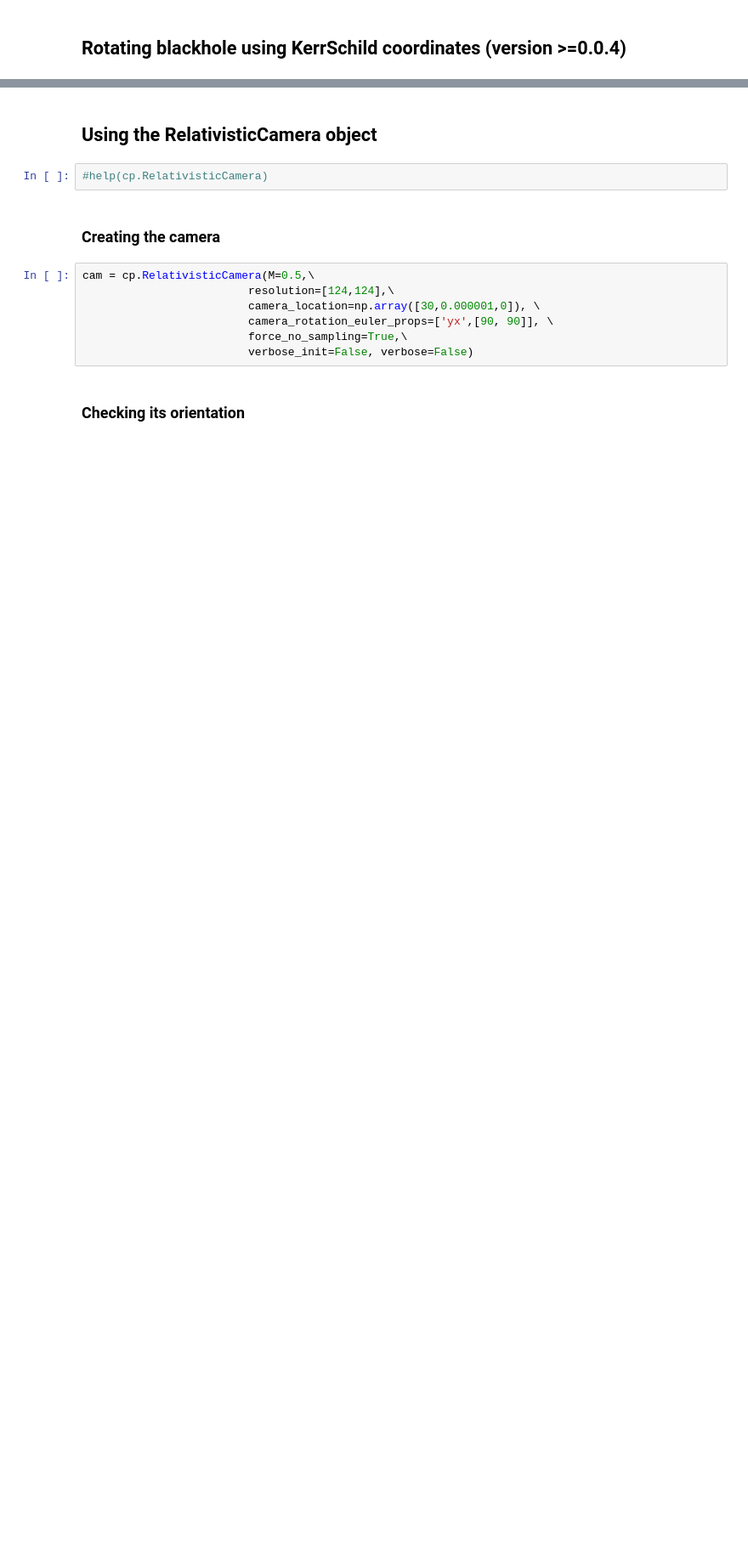
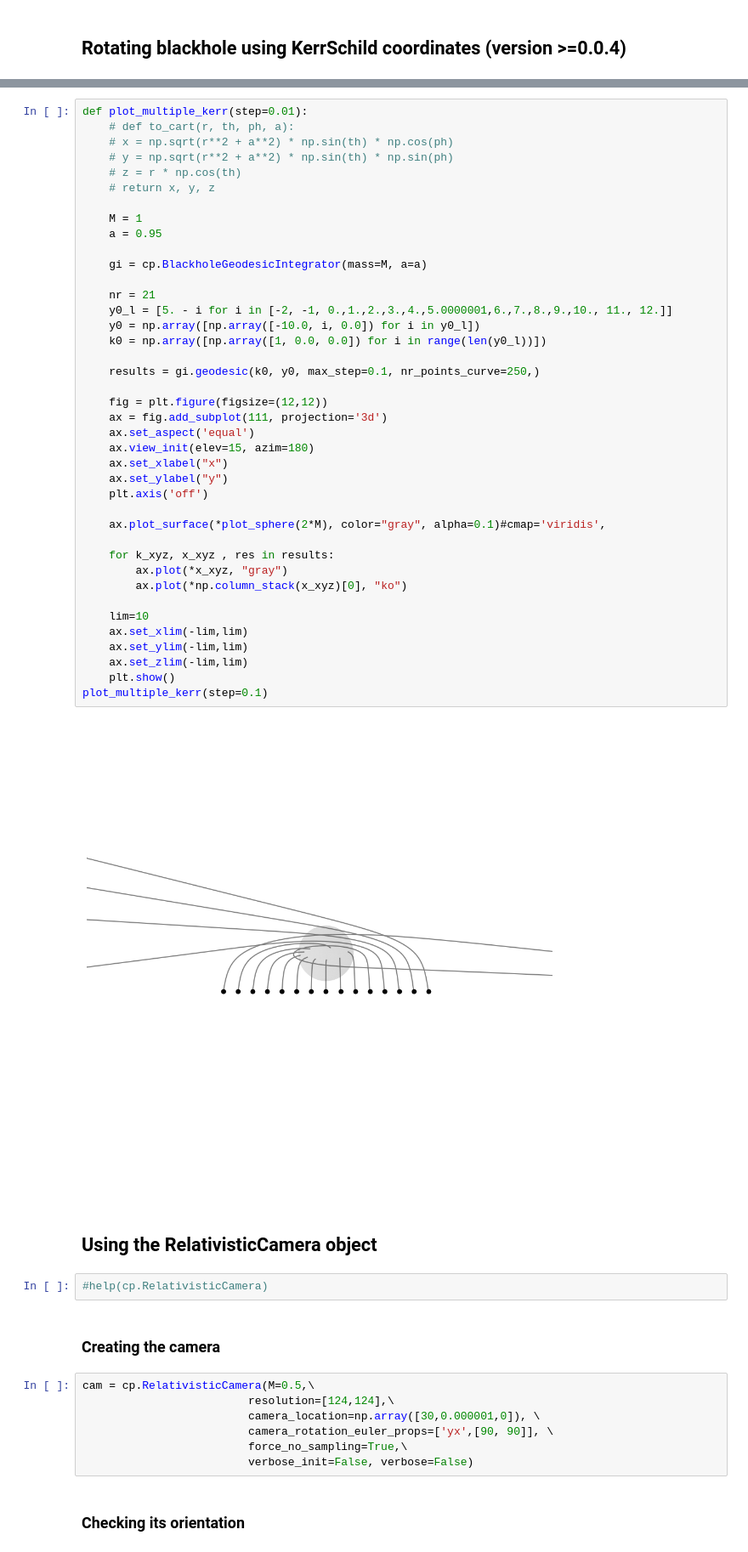
Before and after one commit to bldevries/curvedpy, a Jupyter notebook: tutorials/Tutorial_1_calc_geodesic.ipynb, the cells around one changed output, grey strips where cells are left out. Shown at 85% size. Saved outputs shown, nothing was run; the diff lists cells and outputs as text; blank space fills up the shorter version.

```diff
--- a/tutorials/Tutorial_1_calc_geodesic.ipynb
+++ b/tutorials/Tutorial_1_calc_geodesic.ipynb
@@ -136,3 +185,45 @@ plt.ylim(-11, 11)
+# %%
+def plot_multiple_kerr(step=0.01):
+    # def to_cart(r, th, ph, a):
+    # x = np.sqrt(r**2 + a**2) * np.sin(th) * np.cos(ph)
+    # y = np.sqrt(r**2 + a**2) * np.sin(th) * np.sin(ph)
+    # z = r * np.cos(th)
+    # return x, y, z
+
+    M = 1
+    a = 0.95
+
+    gi = cp.BlackholeGeodesicIntegrator(mass=M, a=a)
+
+    nr = 21
+    y0_l = [5. - i for i in [-2, -1, 0.,1.,2.,3.,4.,5.0000001,6.,7.,8.,9.,10., 11., 12.]]
+    y0 = np.array([np.array([-10.0, i, 0.0]) for i in y0_l])
+    k0 = np.array([np.array([1, 0.0, 0.0]) for i in range(len(y0_l))])
+
+    results = gi.geodesic(k0, y0, max_step=0.1, nr_points_curve=250,)
+
+    fig = plt.figure(figsize=(12,12))
+    ax = fig.add_subplot(111, projection='3d')
+    ax.set_aspect('equal')
+    ax.view_init(elev=15, azim=180)
+    ax.set_xlabel("x")
+    ax.set_ylabel("y")
+    plt.axis('off')
+
+    ax.plot_surface(*plot_sphere(2*M), color="gray", alpha=0.1)#cmap='viridis',
+
+    for k_xyz, x_xyz , res in results:
+        ax.plot(*x_xyz, "gray")
+        ax.plot(*np.column_stack(x_xyz)[0], "ko")
+
+    lim=10
+    ax.set_xlim(-lim,lim)
+    ax.set_ylim(-lim,lim)
+    ax.set_zlim(-lim,lim)
+    plt.show()
+plot_multiple_kerr(step=0.1)
+# %% [output]
+[figure, added]
 # %% [markdown]
 ## Using the RelativisticCamera object
 # %%
```
Also changed, not shown: parts of 7 cells of this notebook, 1 other file.
